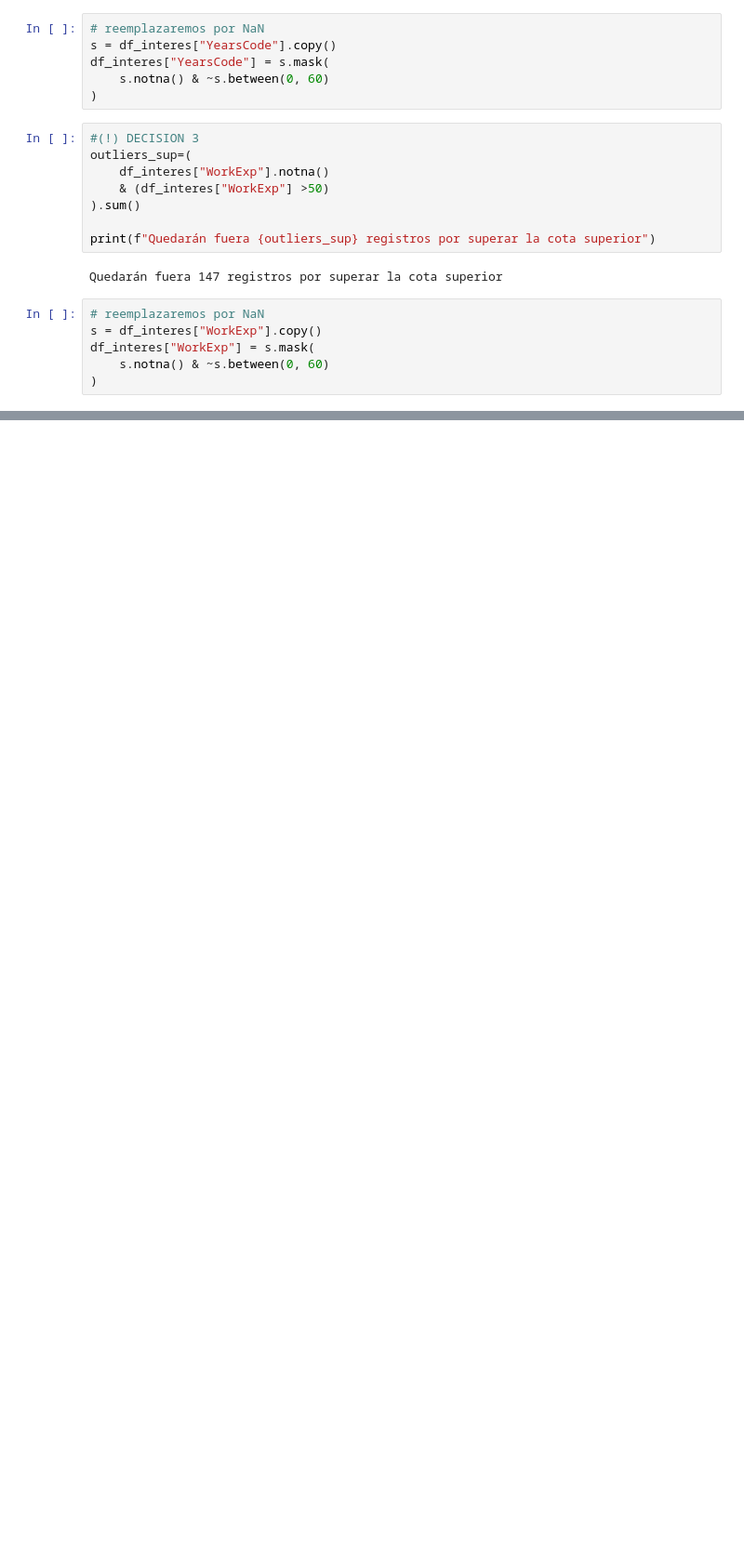
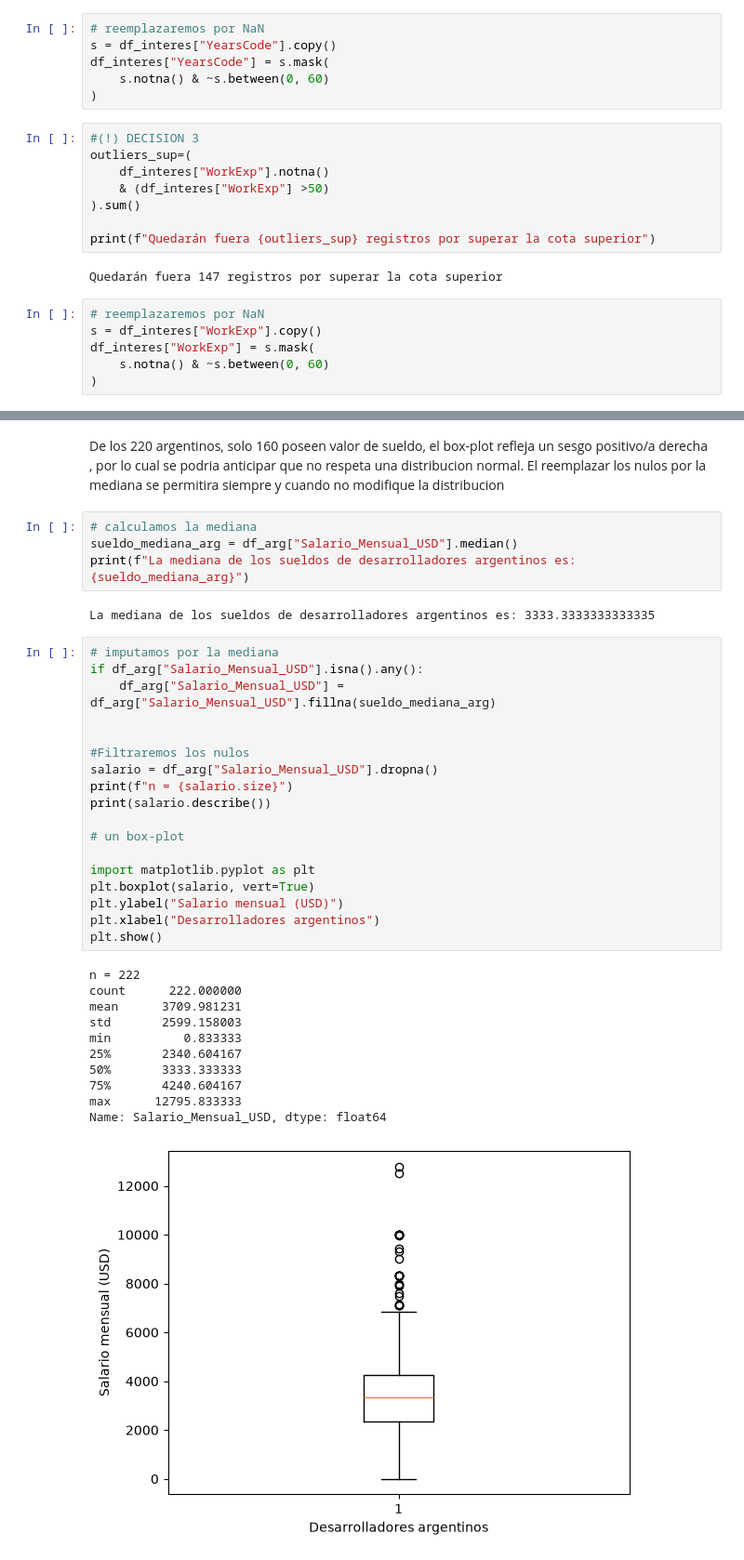
Before and after one commit to MateoGarrido13/StackOverflow-G23, a Jupyter notebook: Grupo23-Fund_C_Datos-StackOverflow.ipynb, the cells around one changed output, grey strips where cells are left out. Shown at 93% size. Drawn from its saved outputs; the diff is of its cells as text; blank space fills up the shorter version.

```diff
--- a/Grupo23-Fund_C_Datos-StackOverflow.ipynb
+++ b/Grupo23-Fund_C_Datos-StackOverflow.ipynb
@@ -597,0 +728,38 @@ df_interes["WorkExp"] = s.mask(
+# %% [markdown]
+De los 220 argentinos, solo 160 poseen valor de sueldo, el box-plot refleja un sesgo positivo/a derecha , por lo cual se podria anticipar que no respeta una distribucion normal. El reemplazar los nulos por la mediana se permitira siempre y cuando no modifique la distribucion
+# %%
+# calculamos la mediana
+sueldo_mediana_arg = df_arg["Salario_Mensual_USD"].median()
+print(f"La mediana de los sueldos de desarrolladores argentinos es: {sueldo_mediana_arg}")
+# %% [output]
+La mediana de los sueldos de desarrolladores argentinos es: 3333.3333333333335
+# %%
+# imputamos por la mediana
+if df_arg["Salario_Mensual_USD"].isna().any():
+    df_arg["Salario_Mensual_USD"] = df_arg["Salario_Mensual_USD"].fillna(sueldo_mediana_arg)
+
+
+#Filtraremos los nulos
+salario = df_arg["Salario_Mensual_USD"].dropna()
+print(f"n = {salario.size}")
+print(salario.describe())
+
+# un box-plot
+
+import matplotlib.pyplot as plt
+plt.boxplot(salario, vert=True)
+plt.ylabel("Salario mensual (USD)")
+plt.xlabel("Desarrolladores argentinos")
+plt.show()
+# %% [output]
+n = 222
+count      222.000000
+mean      3709.981231
+std       2599.158003
+min          0.833333
+25%       2340.604167
+50%       3333.333333
+75%       4240.604167
+max      12795.833333
+Name: Salario_Mensual_USD, dtype: float64
+[figure, added]
```
Also changed, not shown: parts of 12 cells of this notebook, 1 other file.
